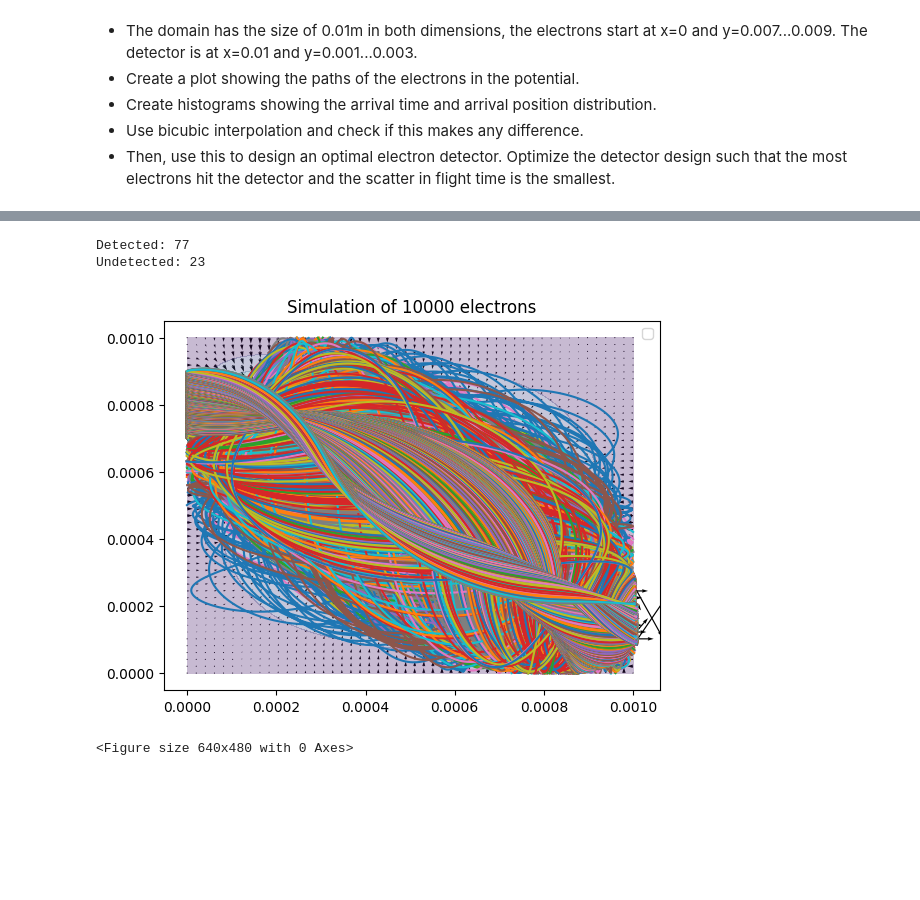
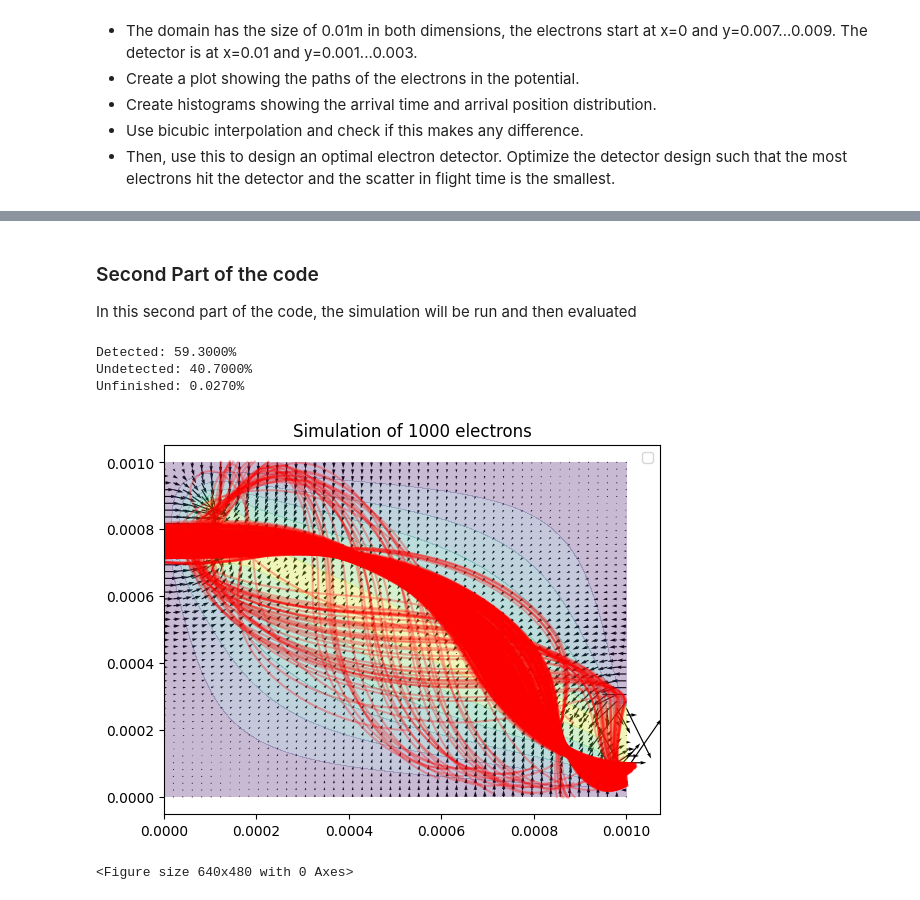
Before and after one commit to kingspoof/ESC-201-Introduction-to-Computer-Simulation, a Jupyter notebook: Assignments/008_Interpolation/008_Interpolation.ipynb, the cells around one changed output, grey strips where cells are left out. Cells and saved outputs as stored; diff of their text form; code cells hidden in the pictures; blank space fills up the shorter version.

```diff
--- a/Assignments/008_Interpolation/008_Interpolation.ipynb
+++ b/Assignments/008_Interpolation/008_Interpolation.ipynb
@@ -20,10 +23,12 @@ class Electron:
         self.charge = -1.6 * 10**(-19) # Coulomb
         self.positions = [np.array(initial_position)]
         self.velocities = [np.array(initial_velocity)]
-        self.velocity = 1e6
-        self.alive = True # aka in the detector
+
+        # alive means, that the electron is still in the grid
+        self.alive = True
+
+        # here we will add all the time steps this electron takes
         self.time_alive = 0
-        self.detected = False
 
     def get_x_positions(self):
         return [pos[0] for pos in self.positions]
@@ -223,7 +205,7 @@ class VoltageGrid:
                 y0 += sy
 # %%
 class ElectronSimulation():
-    def __init__(self, grid, number_of_electrons, time_step=10**-12, width=0.01):
+    def __init__(self, grid, number_of_electrons, time_step=2 * 10**-12, width=0.01):
         self.grid = grid
         self.electron_velocity = 1e6
         self.electrons = []
@@ -231,12 +213,11 @@ class ElectronSimulation():
         self.width = width
 
         # generate the positions for the electrons
-        # we simply line the number of electrons up in a single line and then shoot them
+        # we basically put all electrons in the basic window in equal spacing from each other
         y = np.linspace(0.0007, 0.0009, number_of_electrons)
 
-        # y velocities are given at random, since this does not really matter
+        # code for the velocity given in the lecture
         yv = np.random.uniform(-self.electron_velocity, self.electron_velocity, number_of_electrons)
-        # we make sure all electrons fly off in the same direction
         xv = np.sqrt(np.ones(1)*self.electron_velocity**2-yv**2)
 
         for i in range(number_of_electrons):
@@ -263,9 +244,8 @@ class ElectronSimulation():
 
         # kicks step
         acceleration = self.grid.calculate_acceleration(p_n_plus_half, electron.charge, electron.mass)
-        v_n_plus_1 = electron.velocities[-1]
+        v_n_plus_1 = electron.velocities[-1] + acceleration * self.time_step
 
-        v_n_plus_1 += acceleration * self.time_step
 
         # second drift step
         p_n_plus_1 = p_n_plus_half + self.time_step/2 * v_n_plus_1
@@ -277,23 +257,30 @@ class ElectronSimulation():
         electron.velocities.append(v_n_plus_1)
         electron.time_alive += self.time_step
 
-        return p_n_plus_half, acceleration
-
     """
     This function simulates the electron path from start to finish
     we do this for a single electron
     """
-    def simulate_electron_path(self, electron, max_iterations=10000):
+    def simulate_electron_path(self, electron, max_time_alive=3e-10):
+        max_iterations = max_time_alive / self.time_step
         current_iteration = 0
         while electron.alive and current_iteration <= max_iterations:
             # update the position of the electron
-            pos, accel = self.single_leapfrog_step(electron)
+            self.single_leapfrog_step(electron)
             current_iteration += 1
 
-
+    """
+    We simulate the path for each of the electrons from start to finish: This is quite slow and depending on the
+    -> grid this can take up to 5 minutes: What could we do better here?
+    -> 1) Store all positions and velocities in a numpy array and then compute the acceleration for all of them at the same time
+    -> 2) Use multithreading to simulate hundreds of electrons at the same time
+    """
     def simulate_electrons(self):
         for e in self.electrons:
             self.simulate_electron_path(e)
+# %% [markdown]
+### Second Part of the code
+In this second part of the code, the simulation will be run and then evaluated
 # %%
 # run the simulation and do the analysis
 size = 50
@@ -311,27 +298,32 @@ for e in electron_simulation.electrons:
     else:
         undetected_electrons.append(e)
 
-print(f"Detected: {(len(detected_electrons)*100 / number_of_electrons):.0f}")
-print(f"Undetected: {(len(undetected_electrons)*100 / number_of_electrons):.0f}")
+print(f"Detected: {(len(detected_electrons)*100 / number_of_electrons):.4f}%")
+print(f"Undetected: {(len(undetected_electrons)*100 / number_of_electrons):.4f}%")
+print(f"Unfinished: {(len([e for e in electron_simulation.electrons if e.alive])/number_of_electrons):.4f}%")
+# Unfinished Electrons are the ones, that run out of time -> this is to reduce computation time
+# I have tested this and can be quite sure, that the unfinished electrons would not have been detected anyway.
 # %% [output]
-Detected: 77
-Undetected: 23
+Detected: 59.3000%
+Undetected: 40.7000%
+Unfinished: 0.0270%
 # %%
 fix, ax = plt.subplots()
 
 # visualize the grid and the gradient
 grid.visualize_gradient()
 grid.visualize_grid()
 
-for e in electron_simulation.electrons:
-    plt.plot(e.get_x_positions(), e.get_y_positions())
+# plot all the detected electrons in green and the undetected in red
+#for e in detected_electrons: plt.plot(e.get_x_positions(), e.get_y_positions(), color='g', alpha=0.3)
+for e in undetected_electrons: plt.plot(e.get_x_positions(), e.get_y_positions(),color='r', alpha=0.3)
 
 plt.title(f"Simulation of {number_of_electrons} electrons")
 plt.legend()
 plt.show()
 
 # plot of the distribution of the arrival time
 plt.clf()
 # %% [output]
-[figure, old version]
+[figure, new version]
 <Figure size 640x480 with 0 Axes>
```
Also changed, not shown: parts of 5 cells of this notebook.
